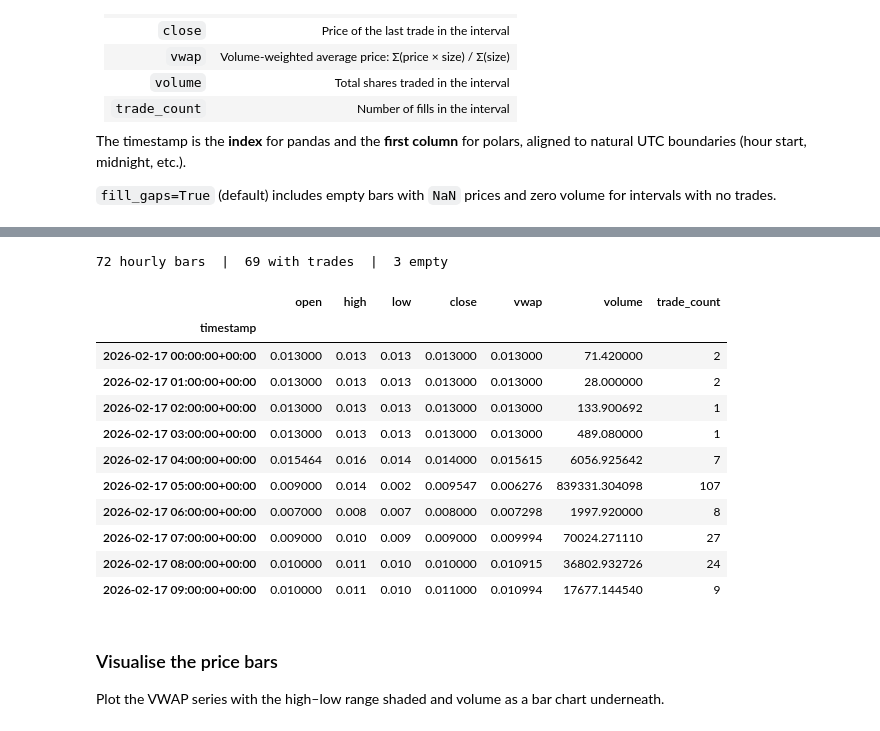
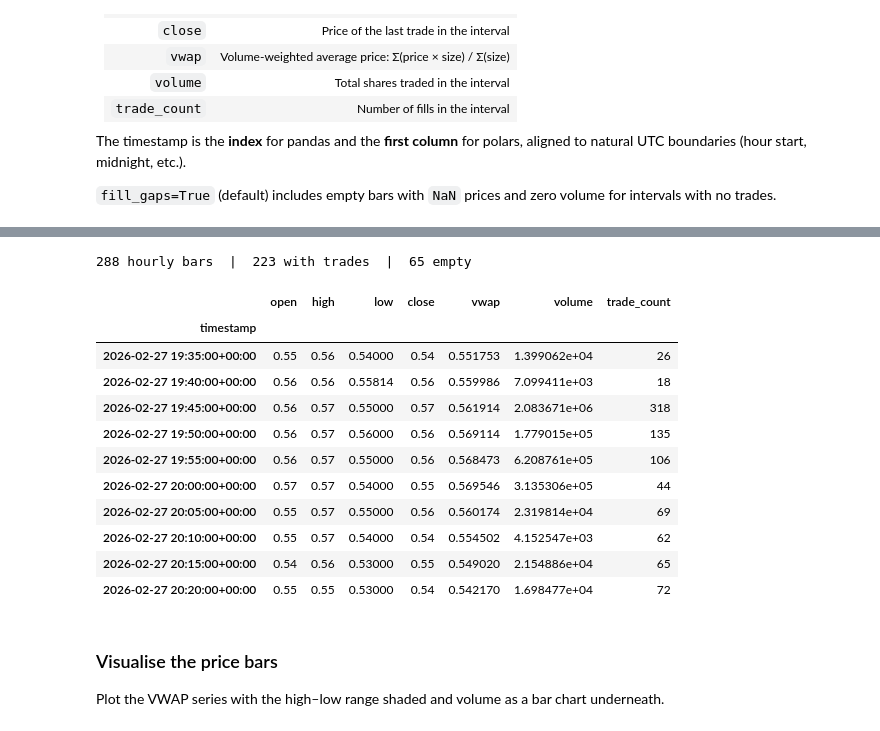
Before and after one commit to frank22lin/polymarket_data, a Jupyter notebook: examples/tutorial.ipynb, the cells around one changed output, grey strips where cells are left out. Drawn from its saved outputs; the diff is of its cells as text; code cells hidden in the pictures.

```diff
--- a/examples/tutorial.ipynb
+++ b/examples/tutorial.ipynb
@@ -38,5 +65,5 @@ token IDs needed for data fetching.
 # %%
-SLUG = "russia-x-ukraine-ceasefire-by-february-28-2026"
+SLUG = "epl-wol-ast-2026-02-27-ast"
 
 pm = PolymarketData()
 market = pm.get_market(SLUG)
@@ -59,8 +86,8 @@ conventionally Yes on Polymarket).
 The `backend` parameter selects whether you get back a **pandas** or
 **polars** DataFrame.
 # %%
-START = datetime(2026, 2, 17, tzinfo=timezone.utc)
-END   = datetime(2026, 2, 20, tzinfo=timezone.utc)
+START = datetime(2026, 2, 27, tzinfo=timezone.utc)
+END   = datetime(2026, 2, 28, tzinfo=timezone.utc)
 
 trades = pm.fetch_trades(
     slug=SLUG,
@@ -120,32 +177,32 @@ zero volume for intervals with no trades.
 # %%
 bars = pm.price_series(
     slug=SLUG,
     start_time=START,
     end_time=END,
-    freq="1h",
+    freq="5min",
     outcome="Yes",
     fill_gaps=True,
     backend="pandas",
 )
 
 print(f"{len(bars)} hourly bars  |  "
       f"{bars['trade_count'].gt(0).sum()} with trades  |  "
       f"{bars['trade_count'].eq(0).sum()} empty")
-bars.head(10)
+bars.dropna().tail(10)
 # %% [output]
-72 hourly bars  |  69 with trades  |  3 empty
+288 hourly bars  |  223 with trades  |  65 empty
 |  | open | high | low | close | vwap | volume | trade_count |
 | timestamp |  |  |  |  |  |  |  |
-| 2026-02-17 00:00:00+00:00 | 0.013000 | 0.013 | 0.013 | 0.013000 | 0.013000 | 71.420000 | 2 |
-| 2026-02-17 01:00:00+00:00 | 0.013000 | 0.013 | 0.013 | 0.013000 | 0.013000 | 28.000000 | 2 |
-| 2026-02-17 02:00:00+00:00 | 0.013000 | 0.013 | 0.013 | 0.013000 | 0.013000 | 133.900692 | 1 |
-| 2026-02-17 03:00:00+00:00 | 0.013000 | 0.013 | 0.013 | 0.013000 | 0.013000 | 489.080000 | 1 |
-| 2026-02-17 04:00:00+00:00 | 0.015464 | 0.016 | 0.014 | 0.014000 | 0.015615 | 6056.925642 | 7 |
-| 2026-02-17 05:00:00+00:00 | 0.009000 | 0.014 | 0.002 | 0.009547 | 0.006276 | 839331.304098 | 107 |
-| 2026-02-17 06:00:00+00:00 | 0.007000 | 0.008 | 0.007 | 0.008000 | 0.007298 | 1997.920000 | 8 |
-| 2026-02-17 07:00:00+00:00 | 0.009000 | 0.010 | 0.009 | 0.009000 | 0.009994 | 70024.271110 | 27 |
-| 2026-02-17 08:00:00+00:00 | 0.010000 | 0.011 | 0.010 | 0.010000 | 0.010915 | 36802.932726 | 24 |
-| 2026-02-17 09:00:00+00:00 | 0.010000 | 0.011 | 0.010 | 0.011000 | 0.010994 | 17677.144540 | 9 |
+| 2026-02-27 19:35:00+00:00 | 0.55 | 0.56 | 0.54000 | 0.54 | 0.551753 | 1.399062e+04 | 26 |
+| 2026-02-27 19:40:00+00:00 | 0.56 | 0.56 | 0.55814 | 0.56 | 0.559986 | 7.099411e+03 | 18 |
+| 2026-02-27 19:45:00+00:00 | 0.56 | 0.57 | 0.55000 | 0.57 | 0.561914 | 2.083671e+06 | 318 |
+| 2026-02-27 19:50:00+00:00 | 0.56 | 0.57 | 0.56000 | 0.56 | 0.569114 | 1.779015e+05 | 135 |
+| 2026-02-27 19:55:00+00:00 | 0.56 | 0.57 | 0.55000 | 0.56 | 0.568473 | 6.208761e+05 | 106 |
+| 2026-02-27 20:00:00+00:00 | 0.57 | 0.57 | 0.54000 | 0.55 | 0.569546 | 3.135306e+05 | 44 |
+| 2026-02-27 20:05:00+00:00 | 0.55 | 0.57 | 0.55000 | 0.56 | 0.560174 | 2.319814e+04 | 69 |
+| 2026-02-27 20:10:00+00:00 | 0.55 | 0.57 | 0.54000 | 0.54 | 0.554502 | 4.152547e+03 | 62 |
+| 2026-02-27 20:15:00+00:00 | 0.54 | 0.56 | 0.53000 | 0.55 | 0.549020 | 2.154886e+04 | 65 |
+| 2026-02-27 20:20:00+00:00 | 0.55 | 0.55 | 0.53000 | 0.54 | 0.542170 | 1.698477e+04 | 72 |
 # %% [markdown]
 ### Visualise the price bars
 
```
Also changed, not shown: parts of 9 cells of this notebook, 11 other files.
